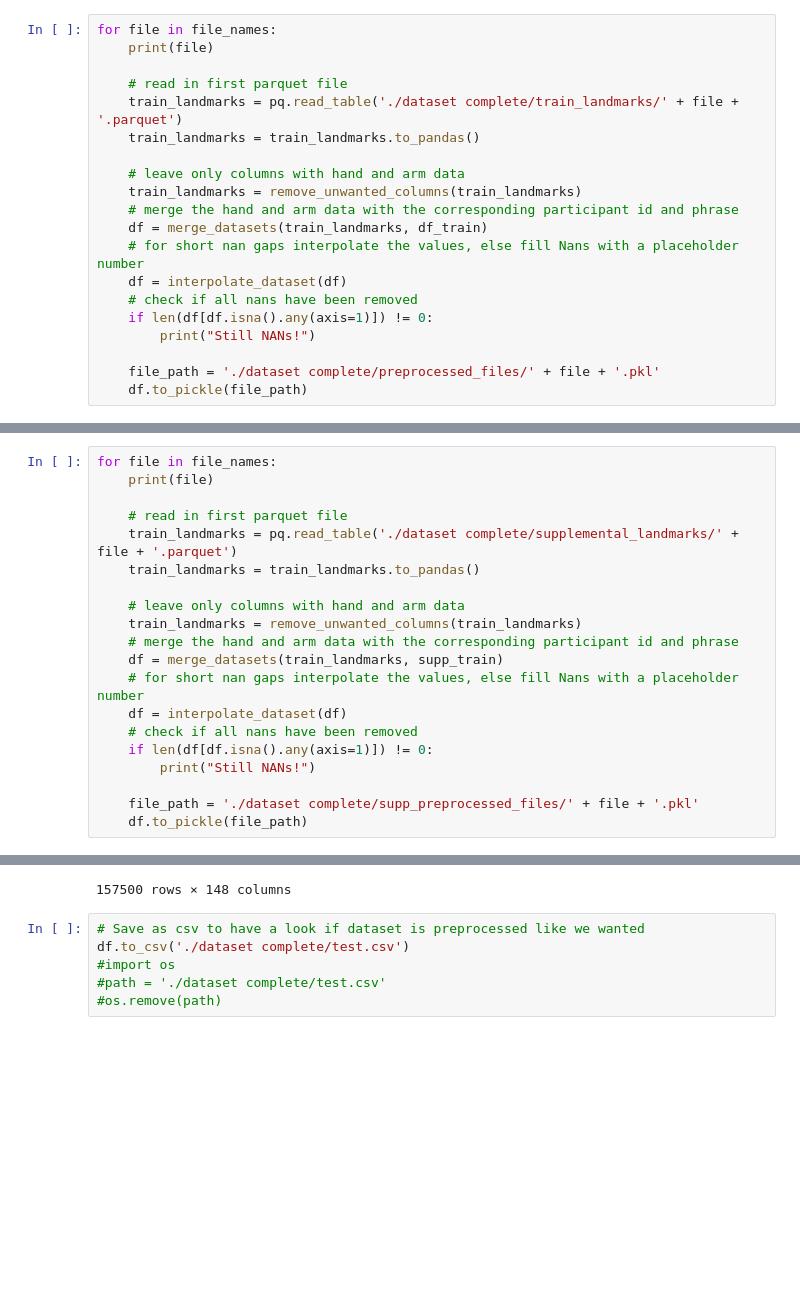
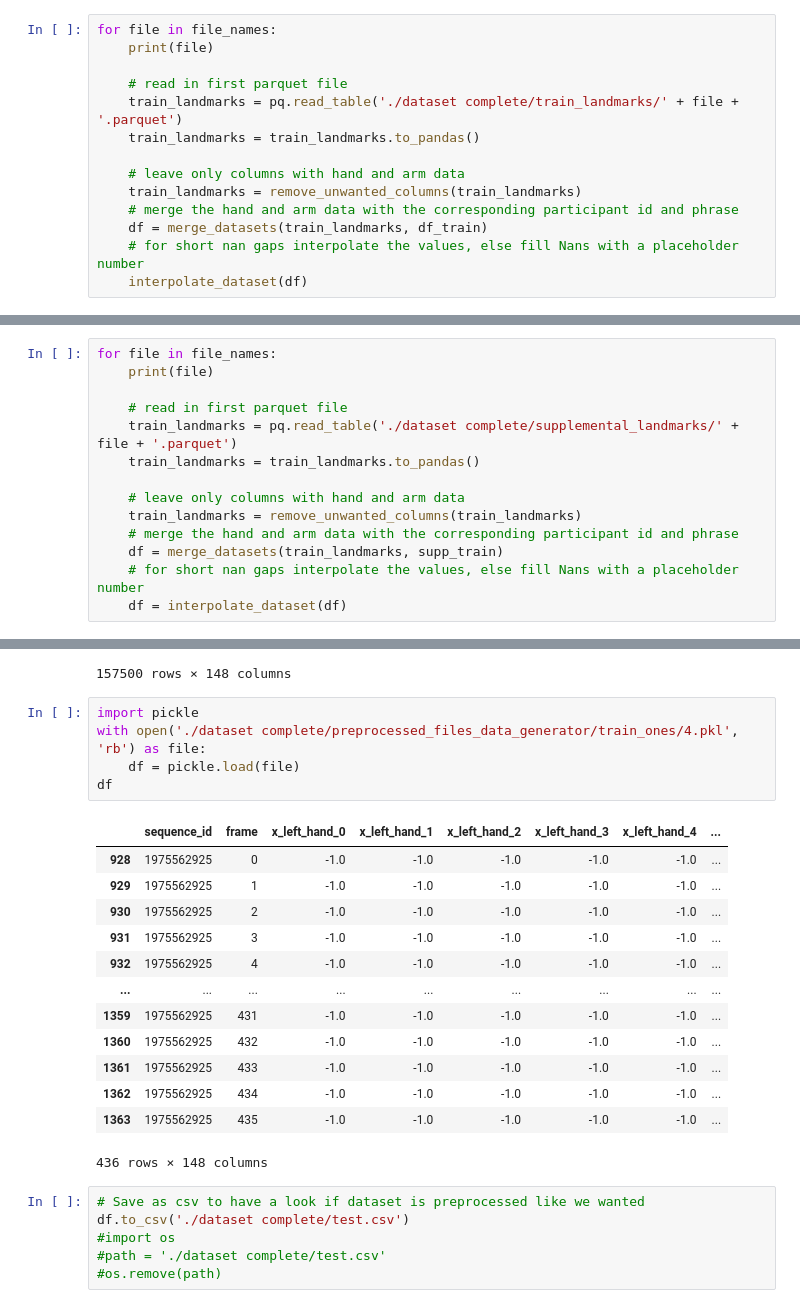
Before and after one commit to 4nn1k4/ASL-Fingerspelling-Translation, a Jupyter notebook: Data Inspection.ipynb, the cells around one changed output, grey strips where cells are left out. Drawn from its saved outputs; the diff is of its cells as text; blank space fills up the shorter version.

```diff
--- a/Data Inspection.ipynb
+++ b/Data Inspection.ipynb
@@ -367,10 +491,4 @@ for file in file_names:
     # merge the hand and arm data with the corresponding participant id and phrase
     df = merge_datasets(train_landmarks, df_train)
     # for short nan gaps interpolate the values, else fill Nans with a placeholder number
-    df = interpolate_dataset(df)
-    # check if all nans have been removed
-    if len(df[df.isna().any(axis=1)]) != 0:
-        print("Still NANs!")
-
-    file_path = './dataset complete/preprocessed_files/' + file + '.pkl'
-    df.to_pickle(file_path)
+    interpolate_dataset(df)
@@ -394,9 +548,3 @@ for file in file_names:
     df = merge_datasets(train_landmarks, supp_train)
     # for short nan gaps interpolate the values, else fill Nans with a placeholder number
     df = interpolate_dataset(df)
-    # check if all nans have been removed
-    if len(df[df.isna().any(axis=1)]) != 0:
-        print("Still NANs!")
-
-    file_path = './dataset complete/supp_preprocessed_files/' + file + '.pkl'
-    df.to_pickle(file_path)
@@ -775,6 +956,25 @@ df
 | 157498 | 228449435 | 4 | NaN | NaN | NaN | NaN | NaN | ... |
 | 157499 | 228449435 | 5 | NaN | NaN | NaN | NaN | NaN | ... |
 157500 rows × 148 columns
+# %%
+import pickle
+with open('./dataset complete/preprocessed_files_data_generator/train_ones/4.pkl', 'rb') as file:
+    df = pickle.load(file)
+df
+# %% [output]
+|  | sequence_id | frame | x_left_hand_0 | x_left_hand_1 | x_left_hand_2 | x_left_hand_3 | x_left_hand_4 | ... |
+| 928 | 1975562925 | 0 | -1.0 | -1.0 | -1.0 | -1.0 | -1.0 | ... |
+| 929 | 1975562925 | 1 | -1.0 | -1.0 | -1.0 | -1.0 | -1.0 | ... |
+| 930 | 1975562925 | 2 | -1.0 | -1.0 | -1.0 | -1.0 | -1.0 | ... |
+| 931 | 1975562925 | 3 | -1.0 | -1.0 | -1.0 | -1.0 | -1.0 | ... |
+| 932 | 1975562925 | 4 | -1.0 | -1.0 | -1.0 | -1.0 | -1.0 | ... |
+| ... | ... | ... | ... | ... | ... | ... | ... | ... |
+| 1359 | 1975562925 | 431 | -1.0 | -1.0 | -1.0 | -1.0 | -1.0 | ... |
+| 1360 | 1975562925 | 432 | -1.0 | -1.0 | -1.0 | -1.0 | -1.0 | ... |
+| 1361 | 1975562925 | 433 | -1.0 | -1.0 | -1.0 | -1.0 | -1.0 | ... |
+| 1362 | 1975562925 | 434 | -1.0 | -1.0 | -1.0 | -1.0 | -1.0 | ... |
+| 1363 | 1975562925 | 435 | -1.0 | -1.0 | -1.0 | -1.0 | -1.0 | ... |
+436 rows × 148 columns
 # %%
 # Save as csv to have a look if dataset is preprocessed like we wanted
 df.to_csv('./dataset complete/test.csv')
```
Also changed, not shown: parts of 25 cells of this notebook, 2 other files.
